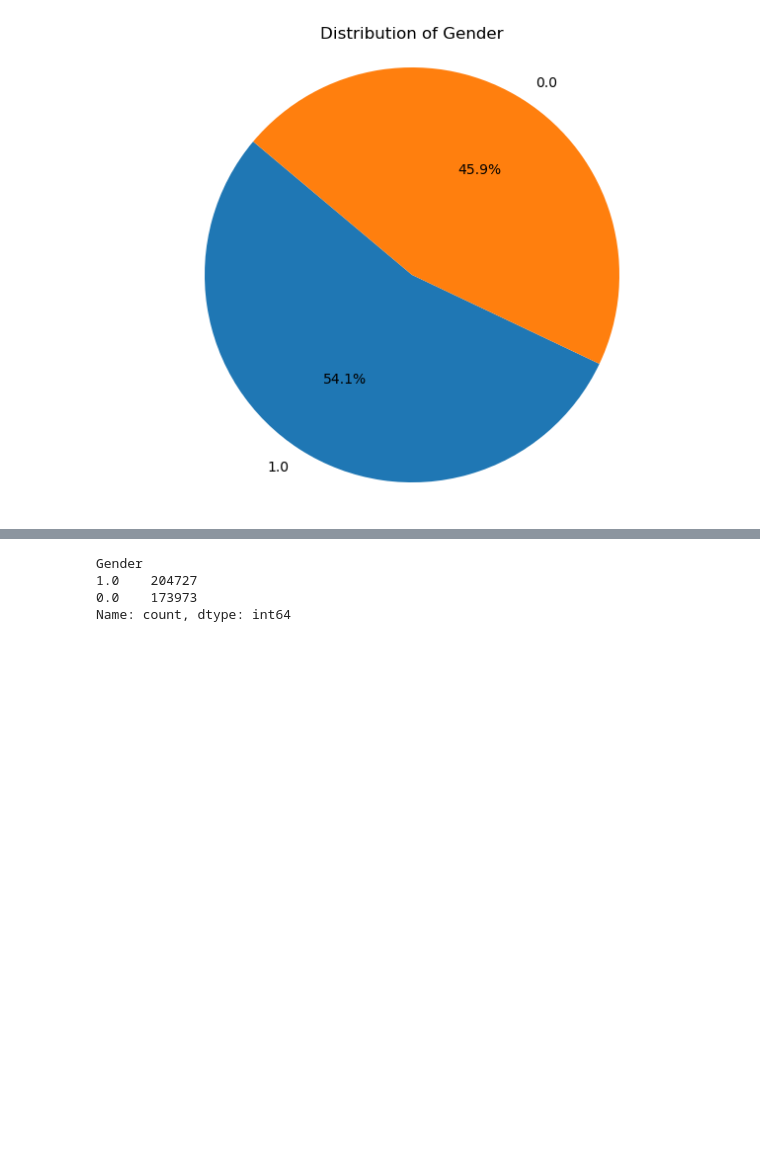
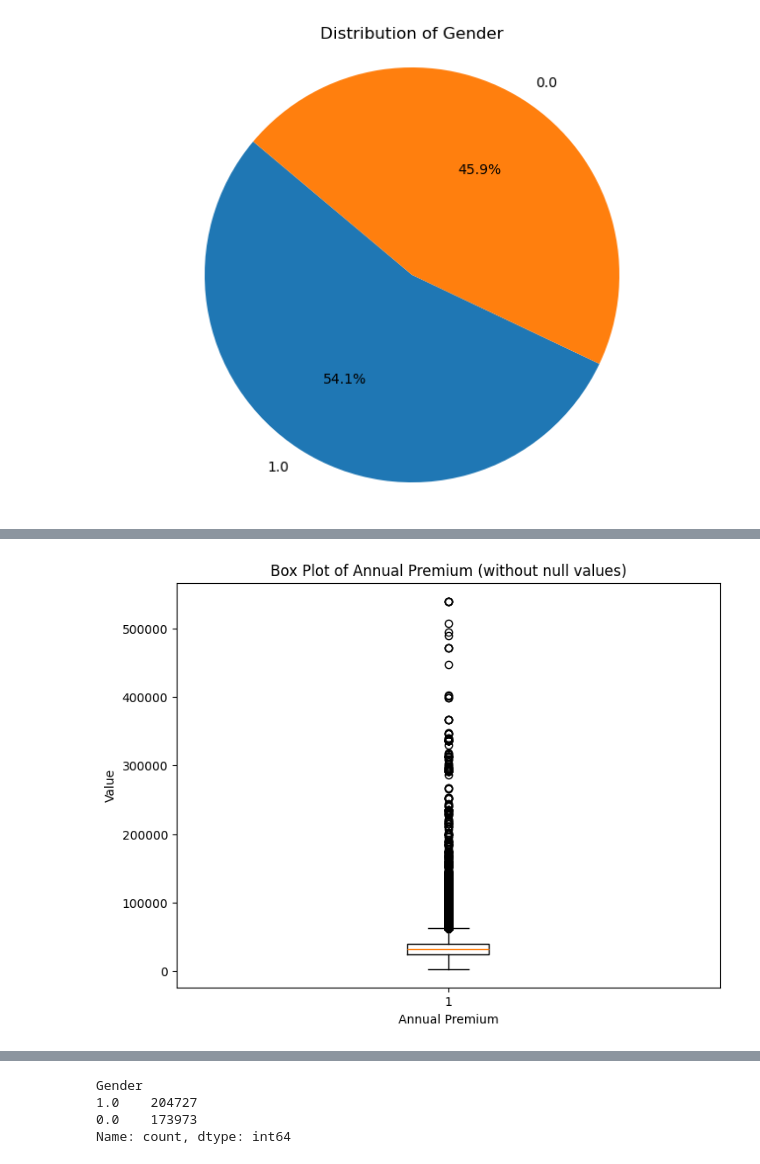
Before and after one commit to JMAN-CODES/EDA-Vehicle, a Jupyter notebook: eda.ipynb, the cells around one changed output, grey strips where cells are left out. Saved outputs shown, nothing was run; the diff lists cells and outputs as text; code cells hidden in the pictures; blank space fills up the shorter version.

```diff
--- a/eda.ipynb
+++ b/eda.ipynb
@@ -199,0 +192,11 @@ plt.show()
+# %%
+df_cleaned = df.dropna(subset=['Annual_Premium'])
+
+plt.figure(figsize=(8, 6))
+plt.boxplot(df_cleaned['Annual_Premium'])
+plt.xlabel('Annual Premium')
+plt.ylabel('Value')
+plt.title('Box Plot of Annual Premium (without null values)')
+plt.show()
+# %% [output]
+[figure, added]
```
Also changed, not shown: parts of 19 cells of this notebook, 1 other file.
